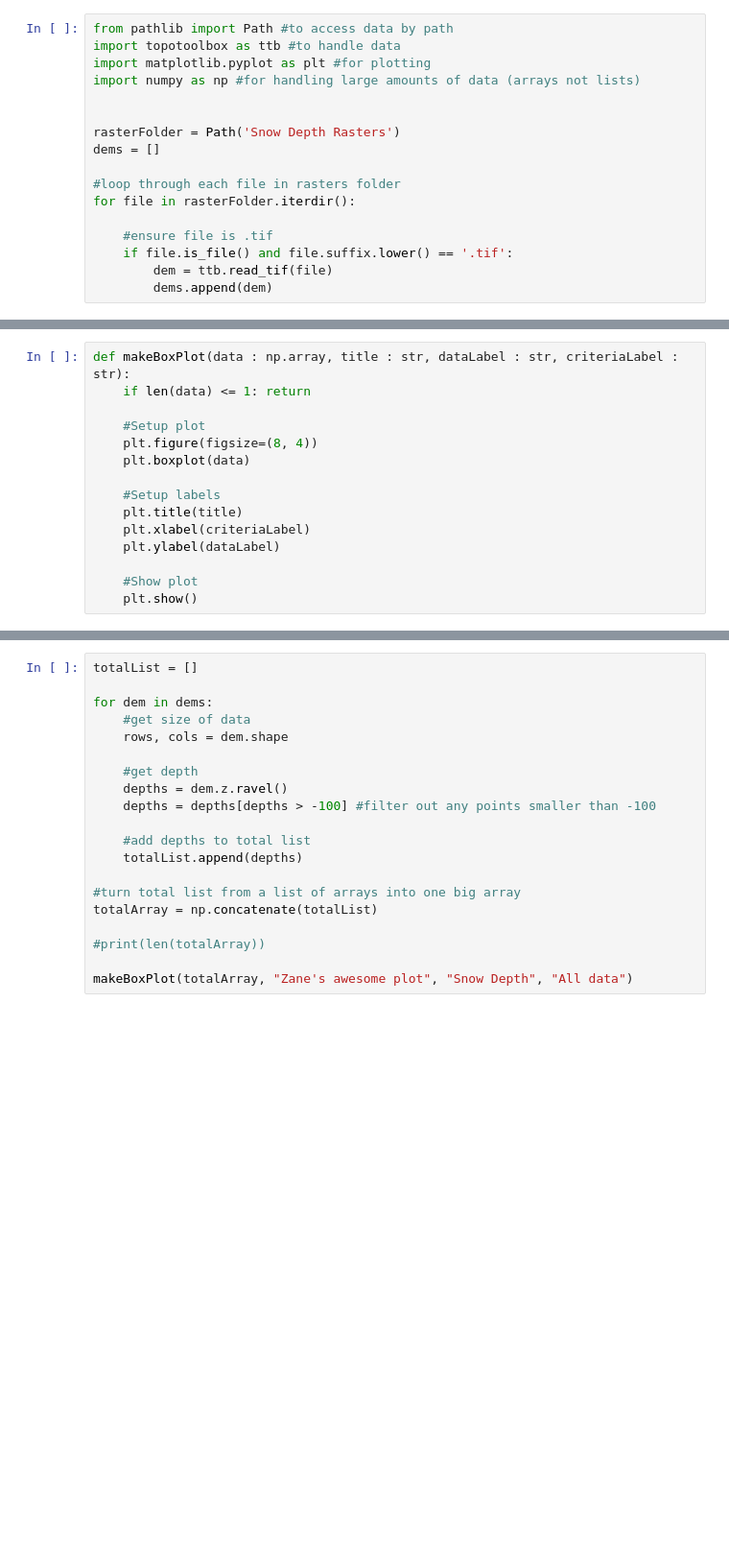
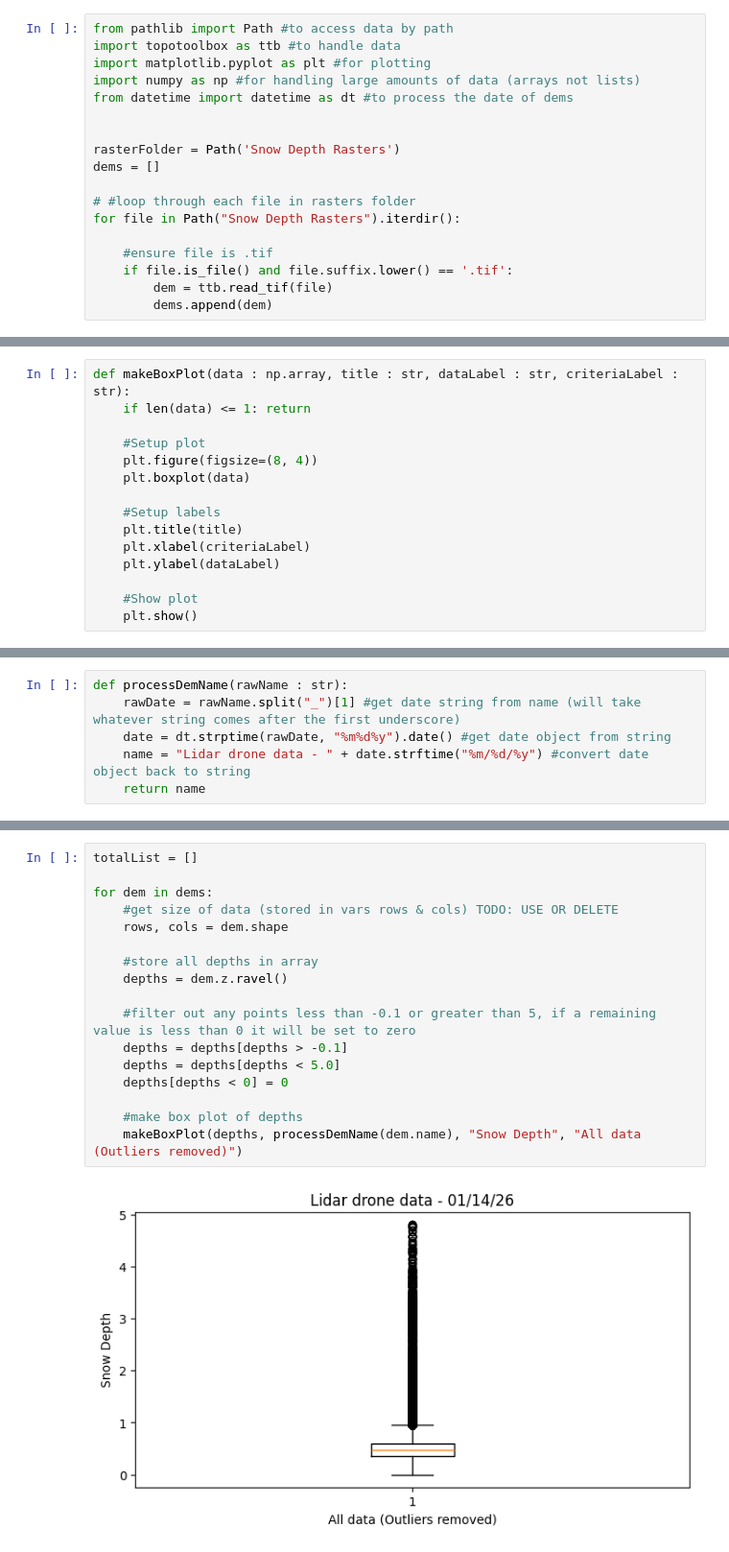
Before and after one commit to ZaneSoCool/Snowfall2026Internship, a Jupyter notebook: test.ipynb, the cells around one changed output, grey strips where cells are left out. Shown at 96% size. Cells and saved outputs as stored; diff of their text form; blank space fills up the shorter version.

Commit message:
new function that processes dem names, filtering depth data now correct
for filtering:
-if depth is <-0.1 it is ignored
-if depth is >5 it is ignored
-if depth is betwen -0.1 and 0 it is set to 0

```diff
--- a/test.ipynb
+++ b/test.ipynb
@@ -5,13 +5,14 @@ from pathlib import Path #to access data by path
 import topotoolbox as ttb #to handle data
 import matplotlib.pyplot as plt #for plotting
 import numpy as np #for handling large amounts of data (arrays not lists)
+from datetime import datetime as dt #to process the date of dems
 
 
 rasterFolder = Path('Snow Depth Rasters')
 dems = []
 
-#loop through each file in rasters folder
-for file in rasterFolder.iterdir():
+# #loop through each file in rasters folder
+for file in Path("Snow Depth Rasters").iterdir():
 
     #ensure file is .tif
     if file.is_file() and file.suffix.lower() == '.tif':
@@ -37 +40,7 @@ def makeBoxPlot(data : np.array, title : str, dataLabel : str, criteriaLabel : s
+# %%
+def processDemName(rawName : str):
+    rawDate = rawName.split("_")[1] #get date string from name (will take whatever string comes after the first underscore)
+    date = dt.strptime(rawDate, "%m%d%y").date() #get date object from string
+    name = "Lidar drone data - " + date.strftime("%m/%d/%y") #convert date object back to string
+    return name
 # %% [markdown]
@@ -39,20 +48,19 @@ Create a box plot of all snow data (filtering out crazy outliers).
 # %%
 totalList = []
 
 for dem in dems:
-    #get size of data
+    #get size of data (stored in vars rows & cols) TODO: USE OR DELETE
     rows, cols = dem.shape
 
-    #get depth
+    #store all depths in array
     depths = dem.z.ravel()
-    depths = depths[depths > -100] #filter out any points smaller than -100
 
-    #add depths to total list
-    totalList.append(depths)
+    #filter out any points less than -0.1 or greater than 5, if a remaining value is less than 0 it will be set to zero
+    depths = depths[depths > -0.1]
+    depths = depths[depths < 5.0]
+    depths[depths < 0] = 0
 
-#turn total list from a list of arrays into one big array
-totalArray = np.concatenate(totalList)
-
-#print(len(totalArray))
-
-makeBoxPlot(totalArray, "Zane's awesome plot", "Snow Depth", "All data")
+    #make box plot of depths
+    makeBoxPlot(depths, processDemName(dem.name), "Snow Depth", "All data (Outliers removed)")
+# %% [output]
+[figure, added]
```
Also changed, not shown: parts of 3 cells of this notebook.
